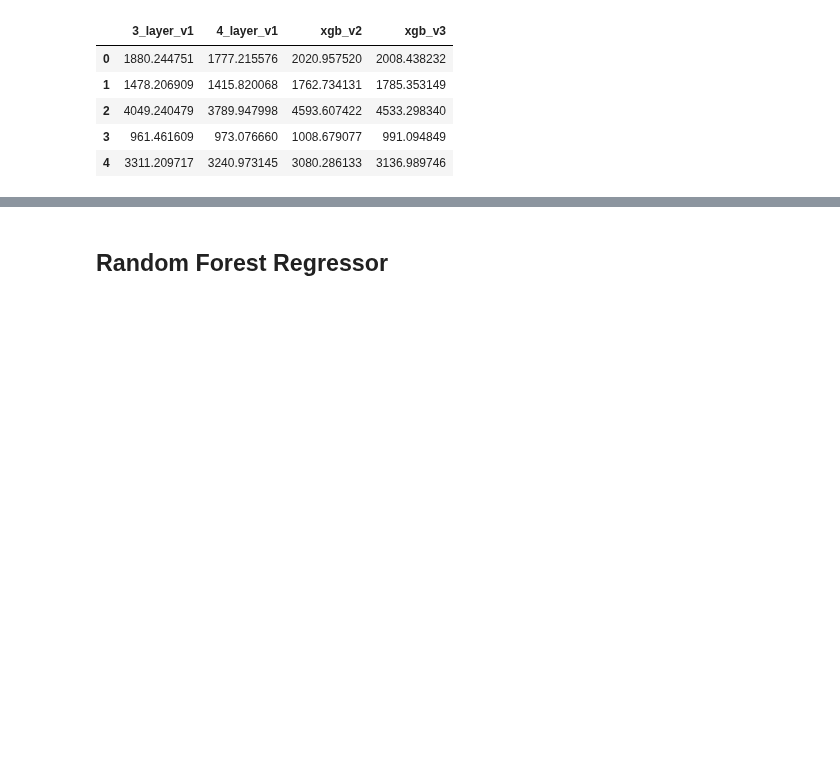
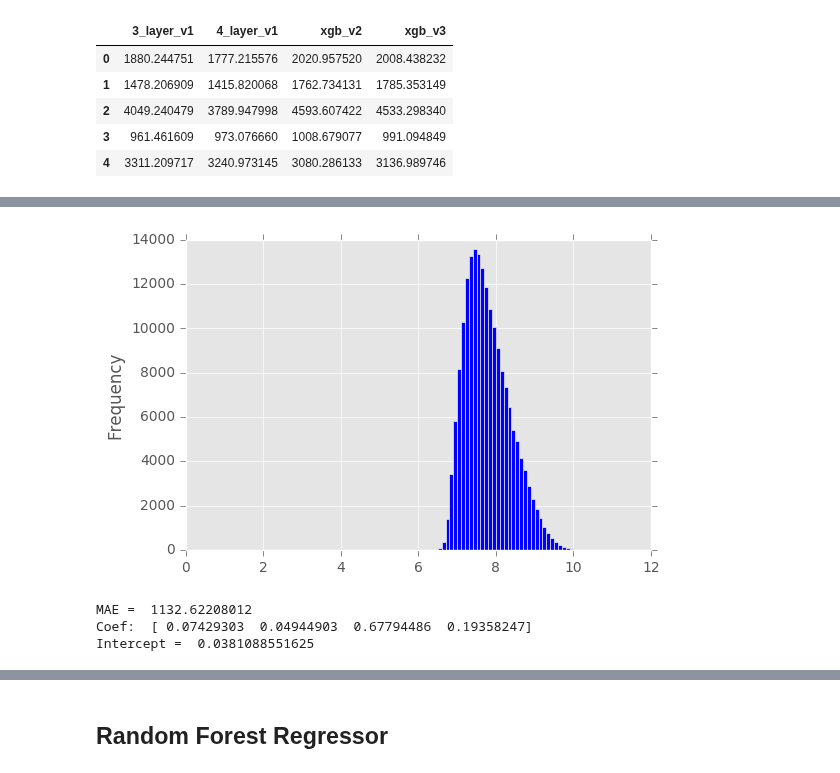
Before and after one commit to Fujiki-Nakamura/MLND, a Jupyter notebook: capstone/stacker.ipynb, the cells around one changed output, grey strips where cells are left out. Cells and saved outputs as stored; diff of their text form; code cells hidden in the pictures; blank space fills up the shorter version.

```diff
--- a/capstone/stacker.ipynb
+++ b/capstone/stacker.ipynb
@@ -109,0 +113,31 @@ mean_absolute_error(y_test, y_pred)
+# %%
+shift = 200
+bins = np.arange(0, 10.5, 0.1)
+np.log(df_stacked['3_layer_v1'] + shift).plot(kind='hist', bins=bins, color='blue')
+plt.show()
+# %% [output]
+[figure, added]
+# %%
+# L2 model: Linear Regression
+from sklearn.linear_model import LinearRegression
+from sklearn.metrics import mean_absolute_error
+from sklearn.model_selection import train_test_split
+
+# transformation for linear regression
+shift = 200
+X = df_stacked.values
+X_normed = np.log(X + shift)
+y_normed = np.log(y + shift)
+
+X_train, X_test, y_train, y_test = train_test_split(X_normed, y_normed, test_size=0.25, random_state=0)
+
+linear = LinearRegression()
+linear.fit(X_train, y_train)
+y_pred = linear.predict(X_test)
+print('MAE = ', mean_absolute_error(np.exp(y_test), np.exp(y_pred)))
+print('Coef: ', linear.coef_)
+print('Intercept = ', linear.intercept_)
+# %% [output]
+MAE =  1132.62208012
+Coef:  [ 0.07429303  0.04944903  0.67794486  0.19358247]
+Intercept =  0.0381088551625
```
Also changed, not shown: parts of 25 cells of this notebook.
